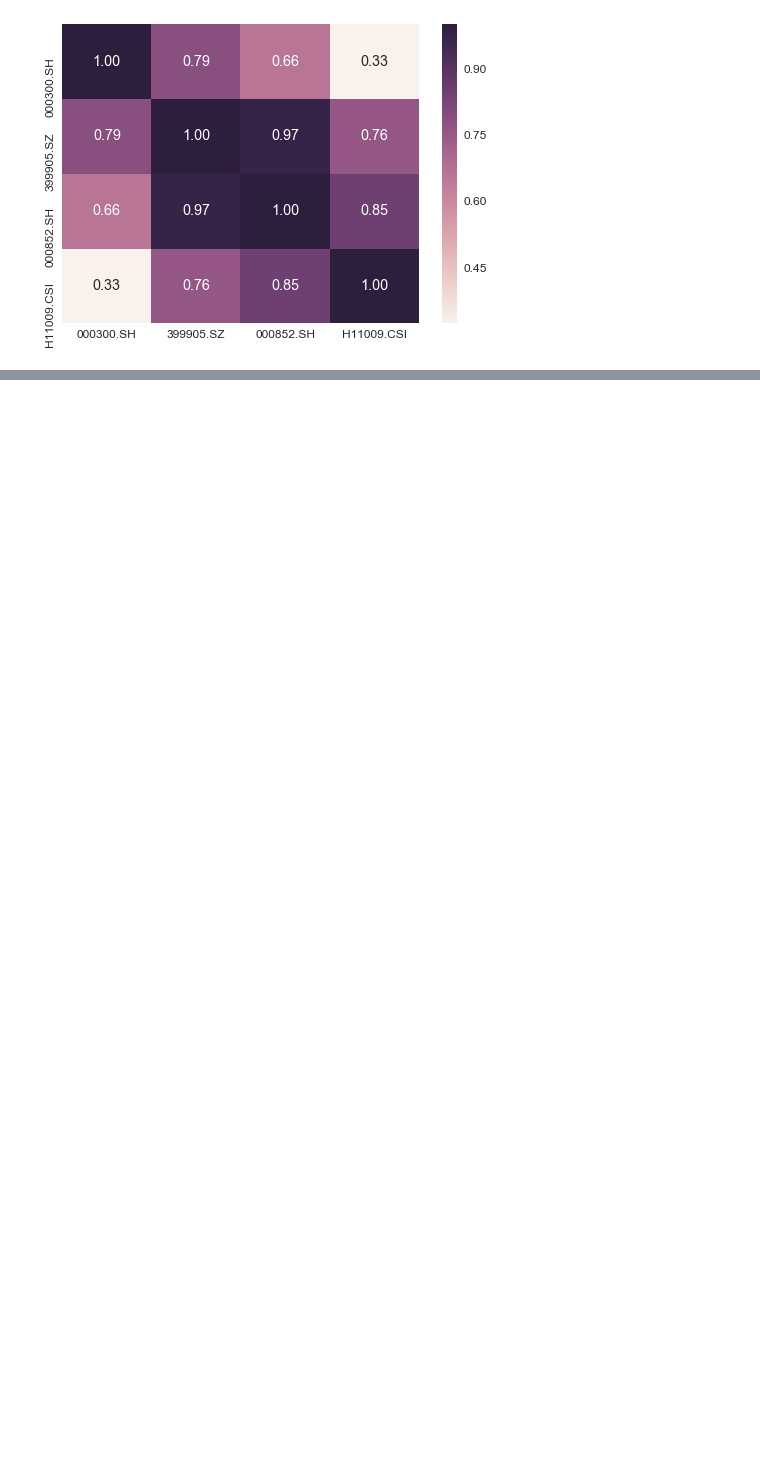
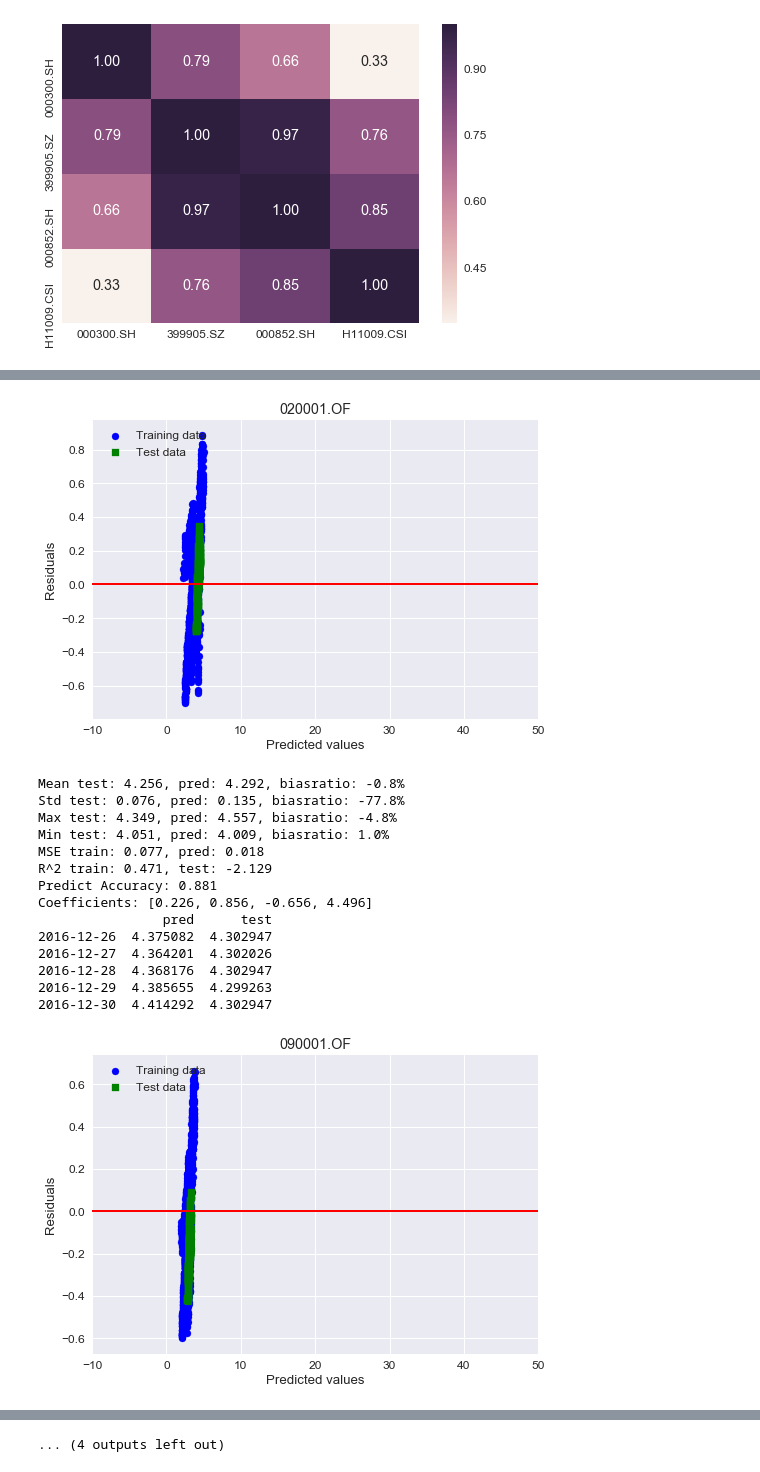
Before and after one commit to 1501213456/2016.M3.TQF-ML.FundPerformanceAttribution, a Jupyter notebook: FundPerformanceAttribution.ipynb, the cells around one changed output, grey strips where cells are left out. Cells and saved outputs as stored; diff of their text form; code cells hidden in the pictures; blank space fills up the shorter version.

```diff
--- a/FundPerformanceAttribution.ipynb
+++ b/FundPerformanceAttribution.ipynb
@@ -273 +279,64 @@ Coefficients: [0.323, 0.261, -0.213, 1.789]
 ... (4 outputs left out)
+# %%
+#The explanations are in the report.
+from sklearn.linear_model import RANSACRegressor
+clf=RANSACRegressor(LinearRegression(fit_intercept=False),max_trials=100,min_samples=50,residual_threshold=5.0,random_state=0)
+X1_train=X[(X.index<='2015-12-31')&(X.index>'2006-12-31')]-1
+X1_test=X[(X.index<='2016-12-31')&(X.index>'2015-12-31')]-1
+for i in range(len(activefunds_list)):
+    y=df_activefunds[activefunds_list[i]]
+    y1_train=y[(y.index<='2015-12-31')&(y.index>'2006-12-31')]-1
+    y1_test=y[(y.index<='2016-12-31')&(y.index>'2015-12-31')]-1
+    clf.fit(X1_train,y1_train)
+    y1_train_pred=clf.predict(X1_train)
+    y1_test_pred=clf.predict(X1_test)
+    y_train=y1_train+1
+    y_train_pred=y1_train_pred+1
+    y_test=y1_test+1
+    y_test_pred=y1_test_pred+1
+    plt.scatter(y_train_pred,y_train_pred-y_train,c='b',marker='o',label='Training data')
+    plt.scatter(y_test_pred,y_test_pred-y_test,c='g',marker='s',label='Test data')
+    plt.title(activefunds_list[i])
+    plt.xlabel('Predicted values')
+    plt.ylabel('Residuals')
+    plt.legend(loc='upper left')
+    plt.hlines(y=0,xmin=-10,xmax=50,lw=2,color='red')
+    plt.xlim([-10,50])
+    plt.show()
+    print('Mean test: %.3f, pred: %.3f, biasratio: %.1f%%'%(y_test.mean(),y_test_pred.mean(),\
+                                                           (1-y_test_pred.mean()/y_test.mean())*100))
+    print('Std test: %.3f, pred: %.3f, biasratio: %.1f%%'%(y_test.std(),y_test_pred.std(),\
+          (1-y_test_pred.std()/y_test.std())*100))
+    print('Max test: %.3f, pred: %.3f, biasratio: %.1f%%'%(y_test.max(),y_test_pred.max(),\
+          (1-y_test_pred.max()/y_test.max())*100))
+    print('Min test: %.3f, pred: %.3f, biasratio: %.1f%%'%(y_test.min(),y_test_pred.min(),\
+          (1-y_test_pred.min()/y_test.min())*100))
+    print('MSE train: %.3f, pred: %.3f'%(mean_squared_error(y_train,y_train_pred),\
+          mean_squared_error(y_test,y_test_pred)))
+    print('R^2 train: %.3f, test: %.3f'%(r2_score(y_train,y_train_pred),\
+                                         r2_score(y_test,y_test_pred)))
+    count=0
+    for j in range(len(y_test)):
+        if abs(1-y_test_pred[j]/y_test[j])<0.05:
+            count=count+1
+    print('Predict Accuracy: %.3f'%(count/len(y_test)))
+    print('Coefficients: ',end='')
+    print([float('%.3f' % coef) for coef in slr.coef_])
+    print(pd.DataFrame(data={'test':y_test,'pred':y_test_pred}).tail())
+# %% [output]
+[figure, added]
+Mean test: 4.256, pred: 4.292, biasratio: -0.8%
+Std test: 0.076, pred: 0.135, biasratio: -77.8%
+Max test: 4.349, pred: 4.557, biasratio: -4.8%
+Min test: 4.051, pred: 4.009, biasratio: 1.0%
+MSE train: 0.077, pred: 0.018
+R^2 train: 0.471, test: -2.129
+Predict Accuracy: 0.881
+Coefficients: [0.226, 0.856, -0.656, 4.496]
+                pred      test
+2016-12-26  4.375082  4.302947
+2016-12-27  4.364201  4.302026
+2016-12-28  4.368176  4.302947
+2016-12-29  4.385655  4.299263
+2016-12-30  4.414292  4.302947
+[figure, added]
@@ -273,0 +417 @@ Coefficients: [0.323, 0.261, -0.213, 1.789]
+... (4 outputs left out)
```
Also changed, not shown: parts of 6 cells of this notebook, 2 other files.
